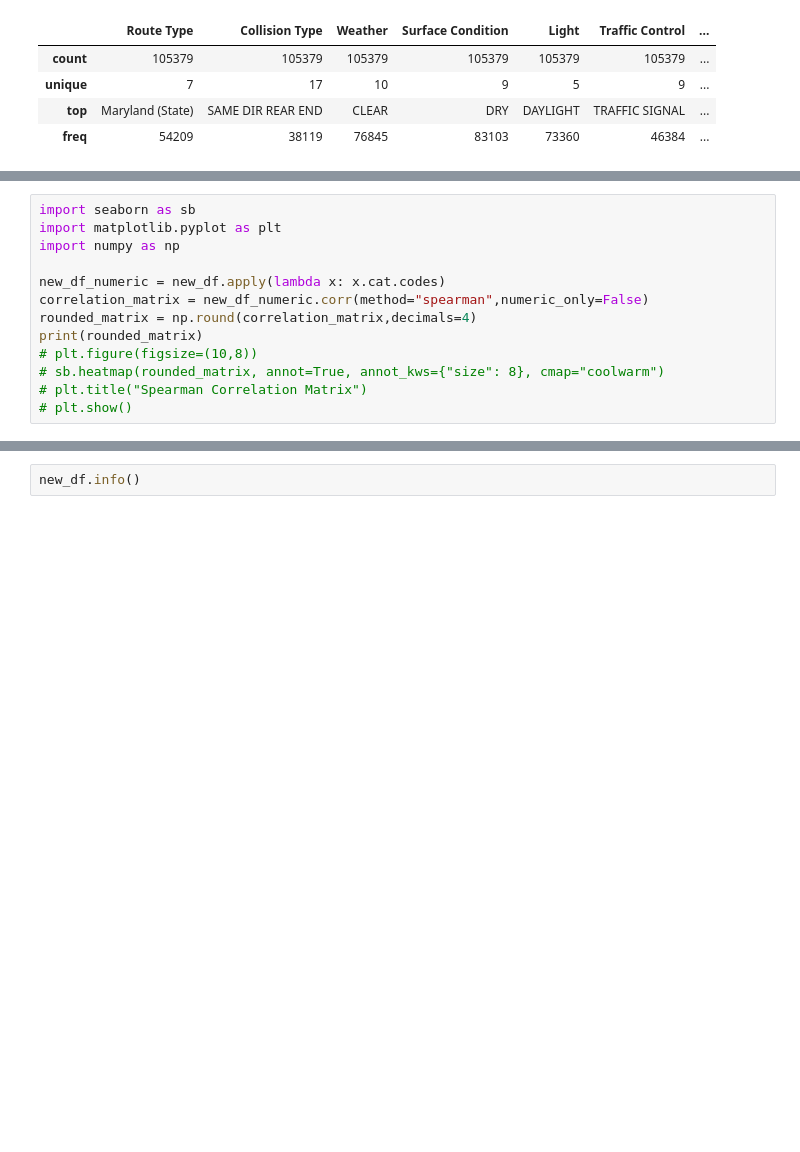
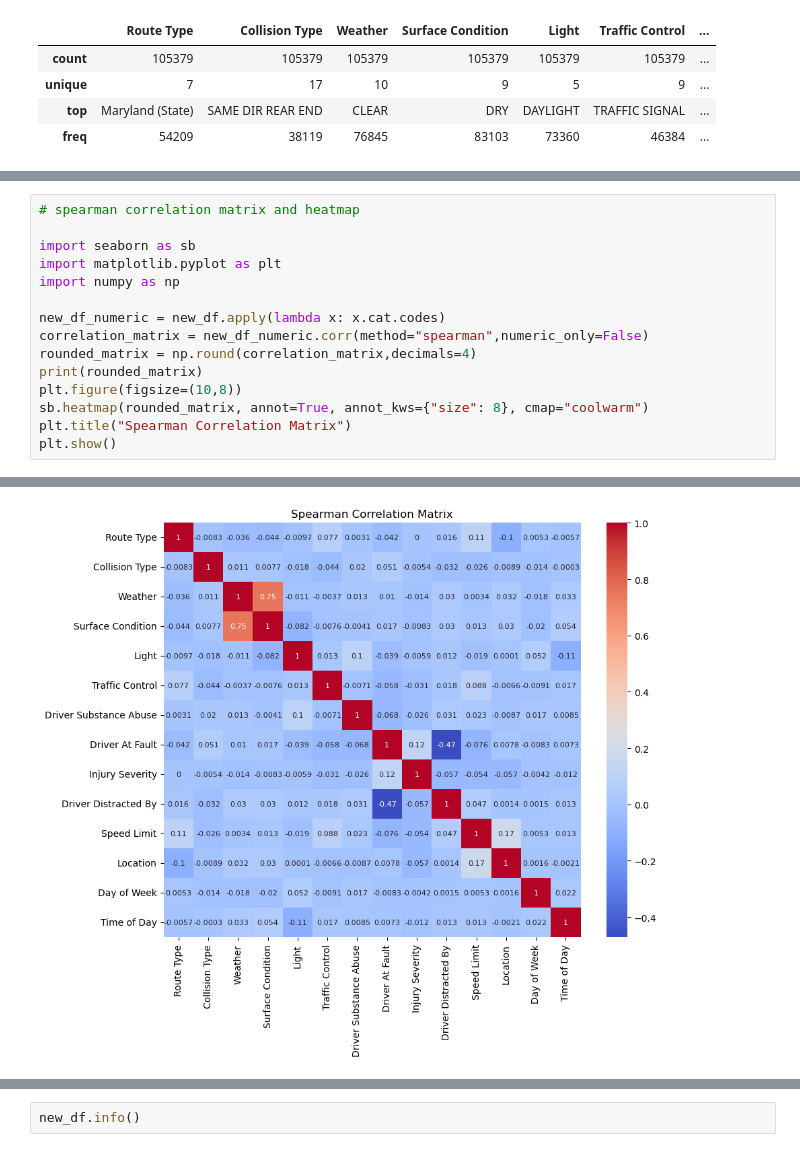
Before and after one commit to zkrguan/CIND820_capstone, a Jupyter notebook: notebooks/exploratory_and_cleaning/initial_analysis.ipynb, the cells around one changed output, grey strips where cells are left out. Drawn from its saved outputs; the diff is of its cells as text; blank space fills up the shorter version.

```diff
--- a/notebooks/exploratory/initial_analysis.ipynb
+++ b/notebooks/exploratory_and_cleaning/initial_analysis.ipynb
@@ -613,32 +604,35 @@ Name: Time of Day, dtype: int64
 [figure]
 ... (3 outputs left out)
 # %%
+# spearman correlation matrix and heatmap
+
 import seaborn as sb
 import matplotlib.pyplot as plt
 import numpy as np
 
 new_df_numeric = new_df.apply(lambda x: x.cat.codes)
 correlation_matrix = new_df_numeric.corr(method="spearman",numeric_only=False)
 rounded_matrix = np.round(correlation_matrix,decimals=4)
 print(rounded_matrix)
-# plt.figure(figsize=(10,8))
-# sb.heatmap(rounded_matrix, annot=True, annot_kws={"size": 8}, cmap="coolwarm")
-# plt.title("Spearman Correlation Matrix")
-# plt.show()
+plt.figure(figsize=(10,8))
+sb.heatmap(rounded_matrix, annot=True, annot_kws={"size": 8}, cmap="coolwarm")
+plt.title("Spearman Correlation Matrix")
+plt.show()
 # %% [output]
                         Route Type  Collision Type  Weather  Surface Condition   Light  Traffic Control  Driver Substance Abuse  Driver At Fault  Injury Severity  Driver Distracted By  Speed Limit  Lo ...
 Route Type                  1.0000         -0.0083  -0.0361            -0.0440 -0.0097           0.0769                  0.0031          -0.0416           0.0000                0.0159       0.1060   - ...
 Collision Type             -0.0083          1.0000   0.0110             0.0077 -0.0181          -0.0439                  0.0201           0.0513          -0.0054               -0.0316      -0.0258   - ...
 Weather                    -0.0361          0.0110   1.0000             0.7511 -0.0111          -0.0037                  0.0133           0.0103          -0.0141                0.0305       0.0034     ...
 Surface Condition          -0.0440          0.0077   0.7511             1.0000 -0.0817          -0.0076                 -0.0041           0.0174          -0.0083                0.0302       0.0125     ...
 Light                      -0.0097         -0.0181  -0.0111            -0.0817  1.0000           0.0130                  0.1006          -0.0394          -0.0059                0.0120      -0.0186     ...
 Traffic Control             0.0769         -0.0439  -0.0037            -0.0076  0.0130           1.0000                 -0.0071          -0.0583          -0.0310                0.0185       0.0885   - ...
 Driver Substance Abuse      0.0031          0.0201   0.0133            -0.0041  0.1006          -0.0071                  1.0000          -0.0682          -0.0265                0.0306       0.0227   - ...
 Driver At Fault            -0.0416          0.0513   0.0103             0.0174 -0.0394          -0.0583                 -0.0682           1.0000           0.1174               -0.4725      -0.0763     ...
 Injury Severity             0.0000         -0.0054  -0.0141            -0.0083 -0.0059          -0.0310                 -0.0265           0.1174           1.0000               -0.0566      -0.0544   - ...
 Driver Distracted By        0.0159         -0.0316   0.0305             0.0302  0.0120           0.0185                  0.0306          -0.4725          -0.0566                1.0000       0.0472     ...
 Speed Limit                 0.1060         -0.0258   0.0034             0.0125 -0.0186           0.0885                  0.0227          -0.0763          -0.0544                0.0472       1.0000     ...
 Location                   -0.1024         -0.0089   0.0323             0.0303  0.0001          -0.0066                 -0.0087           0.0078          -0.0573                0.0014       0.1731     ...
 Day of Week                 0.0053         -0.0136  -0.0176            -0.0202  0.0517          -0.0091                  0.0172          -0.0083          -0.0042                0.0015       0.0053     ...
 Time of Day                -0.0057         -0.0003   0.0325             0.0537 -0.1083           0.0167                  0.0085           0.0073          -0.0116                0.0131       0.0125   - ...
+[figure, added]
 # %%
```
Also changed, not shown: parts of 10 cells of this notebook.
